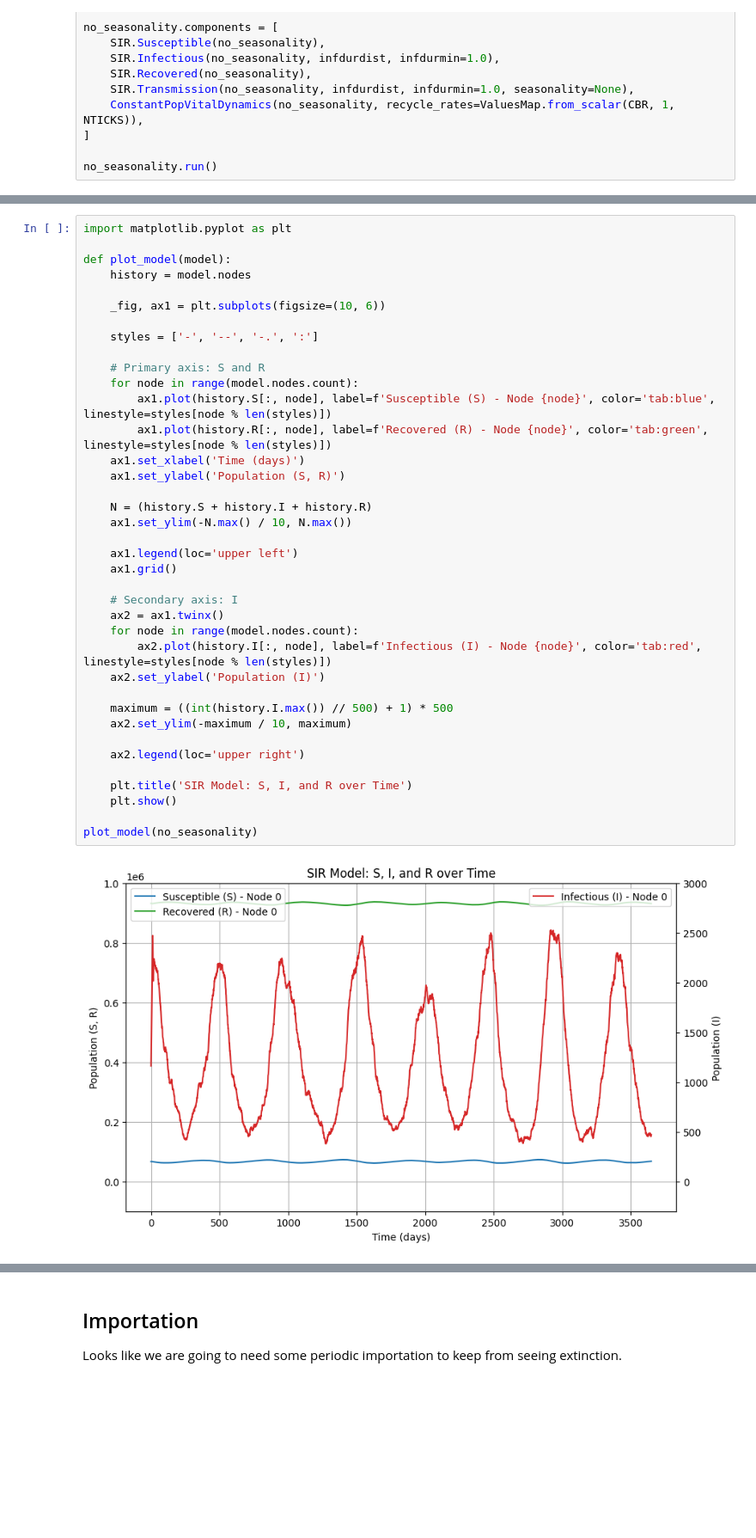
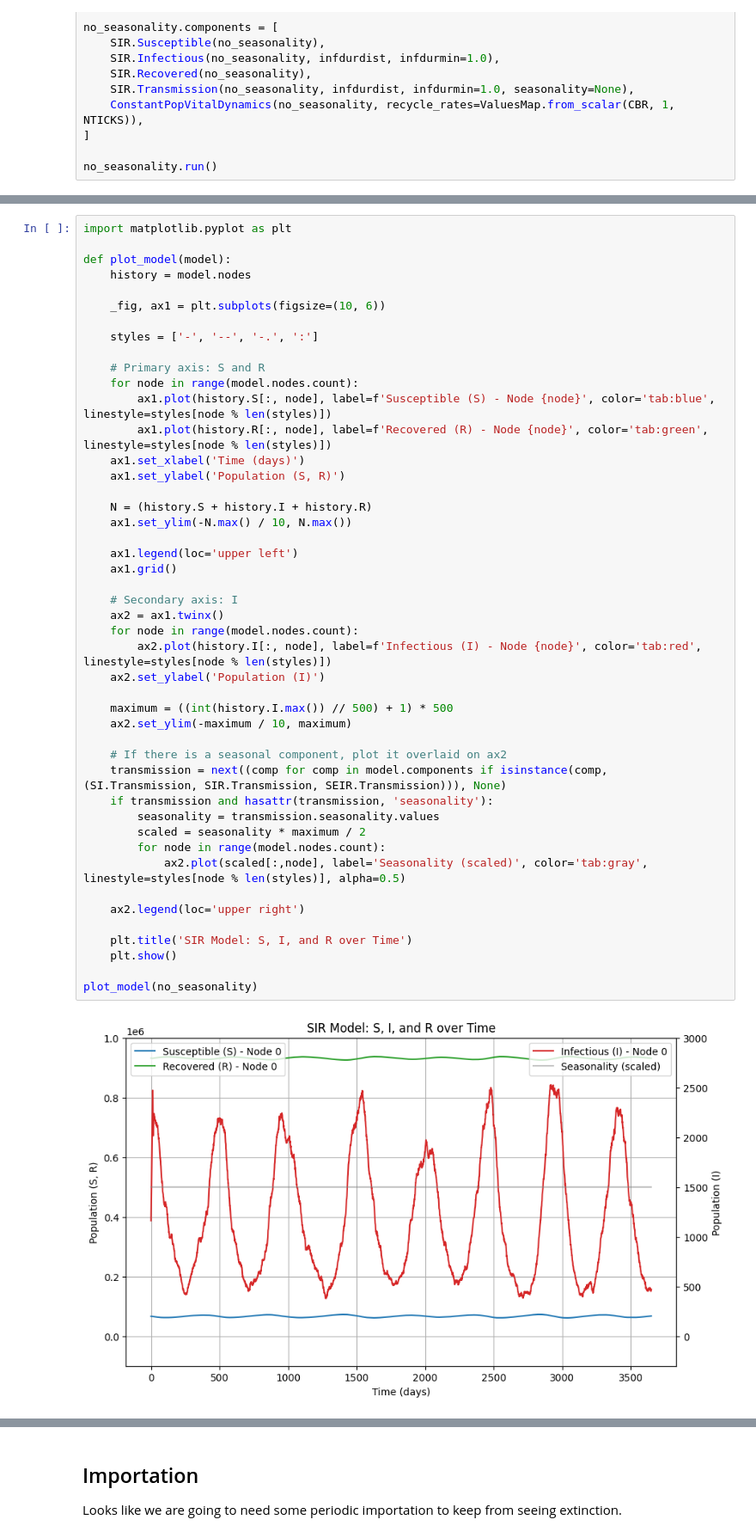
Before and after one commit to laser-base/laser-generic, a Jupyter notebook: docs/tutorials/notebooks/seasonality.ipynb, the cells around one changed output, grey strips where cells are left out. Shown: that part at 86% size. Drawn from its saved outputs; the diff is of its cells as text; blank space fills up the shorter version.

Commit message:
📓 Add more prose to seasonality notebook 📝 Add docstrings to vitaldynamics components

```diff
--- a/docs/tutorials/notebooks/seasonality.ipynb
+++ b/docs/tutorials/notebooks/seasonality.ipynb
@@ -54,34 +66,42 @@ def plot_model(model):
 
     # Primary axis: S and R
     for node in range(model.nodes.count):
         ax1.plot(history.S[:, node], label=f'Susceptible (S) - Node {node}', color='tab:blue', linestyle=styles[node % len(styles)])
         ax1.plot(history.R[:, node], label=f'Recovered (R) - Node {node}', color='tab:green', linestyle=styles[node % len(styles)])
     ax1.set_xlabel('Time (days)')
     ax1.set_ylabel('Population (S, R)')
 
     N = (history.S + history.I + history.R)
     ax1.set_ylim(-N.max() / 10, N.max())
 
     ax1.legend(loc='upper left')
     ax1.grid()
 
     # Secondary axis: I
     ax2 = ax1.twinx()
     for node in range(model.nodes.count):
         ax2.plot(history.I[:, node], label=f'Infectious (I) - Node {node}', color='tab:red', linestyle=styles[node % len(styles)])
     ax2.set_ylabel('Population (I)')
 
     maximum = ((int(history.I.max()) // 500) + 1) * 500
     ax2.set_ylim(-maximum / 10, maximum)
 
+    # If there is a seasonal component, plot it overlaid on ax2
+    transmission = next((comp for comp in model.components if isinstance(comp, (SI.Transmission, SIR.Transmission, SEIR.Transmission))), None)
+    if transmission and hasattr(transmission, 'seasonality'):
+        seasonality = transmission.seasonality.values
+        scaled = seasonality * maximum / 2
+        for node in range(model.nodes.count):
+            ax2.plot(scaled[:,node], label='Seasonality (scaled)', color='tab:gray', linestyle=styles[node % len(styles)], alpha=0.5)
+
     ax2.legend(loc='upper right')
 
     plt.title('SIR Model: S, I, and R over Time')
     plt.show()
 
 plot_model(no_seasonality)
 # %% [output]
-[figure, old version]
+[figure, new version]
 # %% [markdown]
 ## Seasonality
 
```
Also changed, not shown: parts of 19 cells of this notebook, 2 other files.
